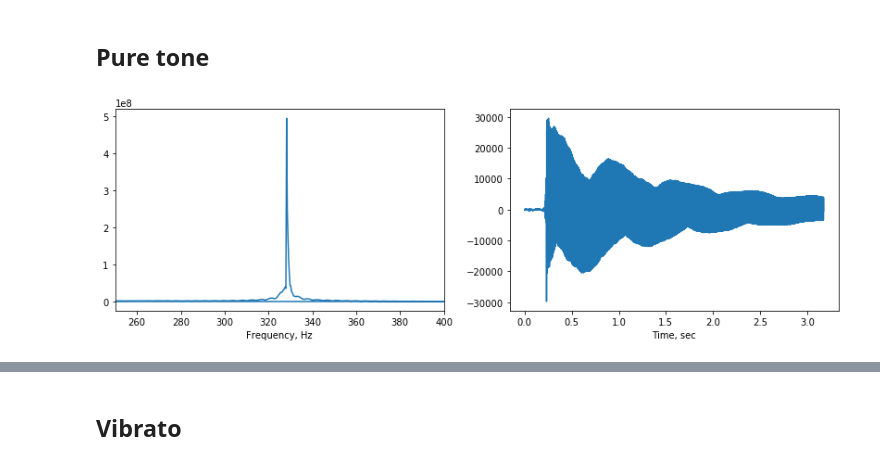
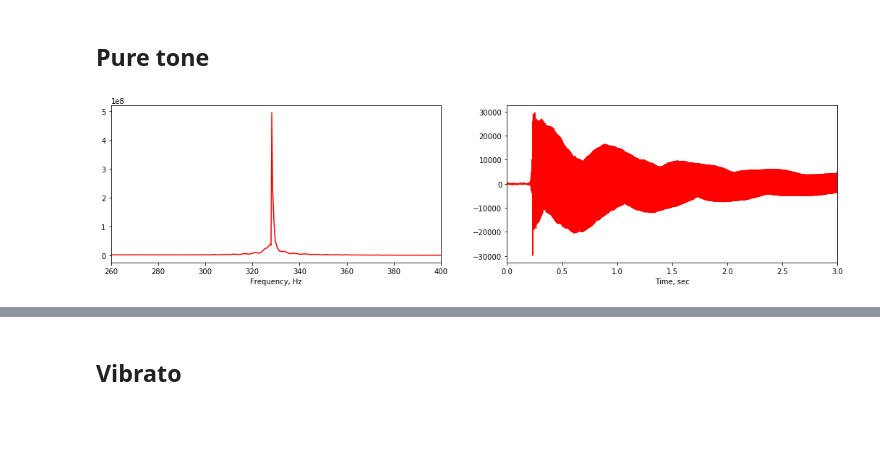
Before and after one commit to spirit11/wave_modulations, a Jupyter notebook: wavefile.ipynb, the cells around one changed output, grey strips where cells are left out. Cells and saved outputs as stored; diff of their text form; code cells hidden in the pictures; blank space fills up the shorter version.

```diff
--- a/wavefile.ipynb
+++ b/wavefile.ipynb
@@ -12,42 +12,45 @@ w=w[1][:,0]
 framerate=44100
 duration=w.shape[0]/framerate
 
-def plotspec(signal, uselog=False, ax=plt, **kwargs):
-    sp = np.abs(np.fft.fft(signal))
-    if uselog: sp=np.log(sp)
-    l=plt.plot(np.fft.fftfreq(signal.size,d=1/framerate), sp,**kwargs)
-    plt.xlabel('Frequency, Hz')
+def plotspec(signal, uselog=False, ax=None, **kwargs):
+    ax = ax if ax else plt.gca()
+    sp = np.abs(np.fft.fft(signal))[:signal.size//2]
+    if uselog:
+        sp = uselog(sp) if callable(uselog) else 20*np.log(sp)
+    l=ax.plot(np.fft.fftfreq(signal.size,d=1/framerate)[:signal.size//2], sp,**kwargs)
+    ax.set_xlabel('Frequency, Hz')
     return l[0]
 
-def showsig(signal):
-    plt.figure(figsize=(14,4))
+def showsig(signal,**kwargs):
+    plt.figure(figsize=(18,4))
     plt.subplot(121)
-    plotspec(signal)
-    plt.xlim([250, 400])
+    plotspec(signal,**kwargs)
+    plt.xlim([260, 400])
     plt.subplot(122)
-    plt.plot(np.linspace(0,len(signal)/framerate, len(signal),endpoint=False),signal)
+    plt.plot(np.linspace(0,len(signal)/framerate, len(signal),endpoint=False),signal,**kwargs)
+    plt.xlim(0, 3)
     plt.xlabel('Time, sec')
     plt.show()
     IPython.display.display(Audio(data=signal,rate=framerate))
 
-def plotspecgram(signal, vmin, vmax=35, plt=plt):
+def plotspecgram(signal, vmin, vmax=35, ax=plt, uselog=True):
     f,t,s=spectrogram(signal,fs=framerate,nperseg=2000, noverlap=1900,window='hann')
 
-    s_log=np.log(s)
+    s=np.log(s)*20 if uselog else s
 
-    plt.imshow(s_log,extent=[min(t),max(t),min(f),max(f)],origin='xy',aspect='auto', vmax=vmax, vmin=vmin, cmap='seismic')
-    plt.set_xlabel('Time, sec')
-    plt.set_ylabel('Frequency, Hz')
-
-    plt.set_xlim(0, 3)
-    plt.set_ylim(0, 2000)
+    img=ax.imshow(s,extent=[min(t),max(t),min(f),max(f)],origin='xy',aspect='auto', vmax=vmax, vmin=vmin, cmap='seismic')
+    ax.set_xlabel('Time, sec')
+    ax.set_ylabel('Frequency, Hz')
+    plt.colorbar(img, ax=ax)
+    ax.set_xlim(0, 3)
+    ax.set_ylim(0, 2000)
 # %% [markdown]
 ## Pure tone
 # %%
 pure=w[128000:268000]
-showsig(pure)
+showsig(pure,c='r')
 # %% [output]
-[figure, old version]
+[figure, new version]
 [interactive output not drawn]
 # %% [markdown]
 ## Vibrato
```
Also changed, not shown: parts of 14 cells of this notebook.
